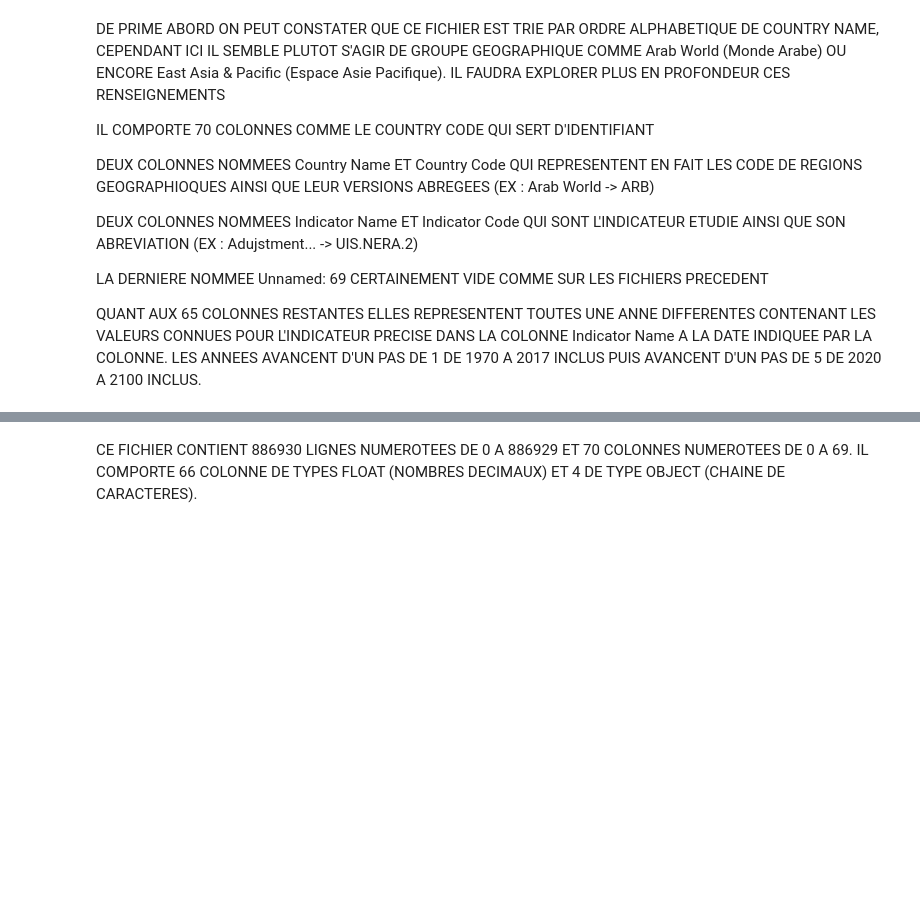
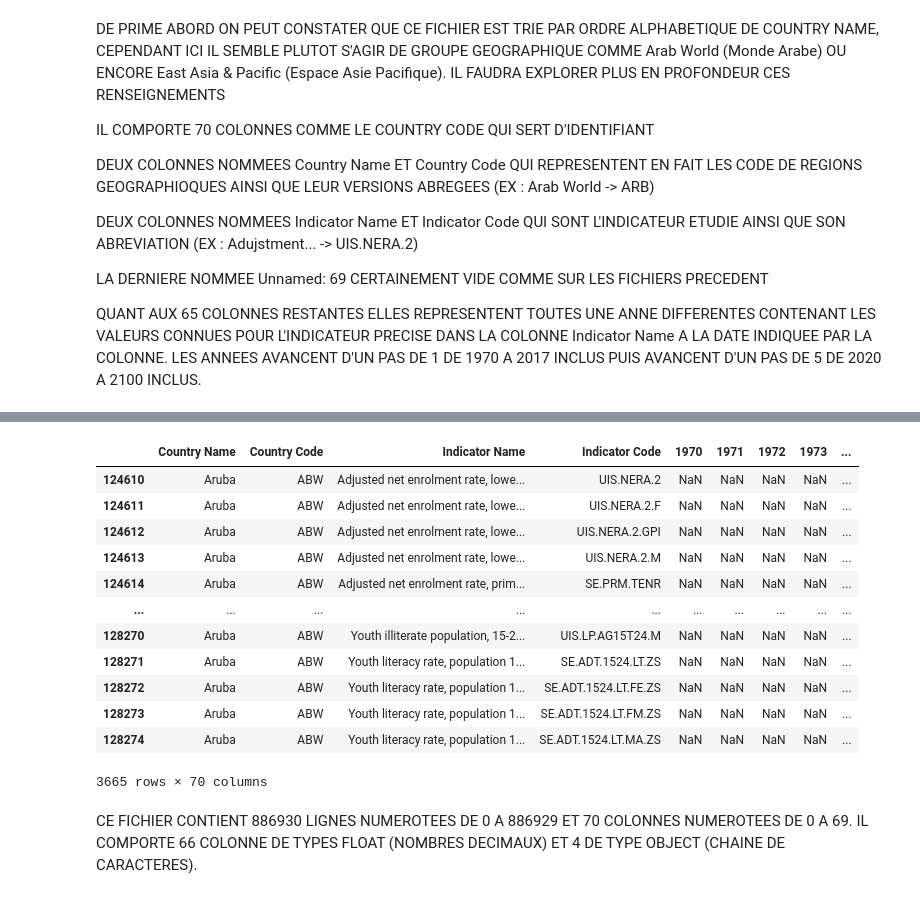
Before and after one commit to EP-portfolio/PROJET_2, a Jupyter notebook: JUPYTER.ipynb, the cells around one changed output, grey strips where cells are left out. Saved outputs shown, nothing was run; the diff lists cells and outputs as text; code cells hidden in the pictures; blank space fills up the shorter version.

```diff
--- a/JUPYTER.ipynb
+++ b/JUPYTER.ipynb
@@ -69,7 +161,7 @@ ON CONSTATE QUE LA COLONNE N° 3 (Unnamed: 3) EST ENTIEREMENT VIDE, EN EFFET ELL
 # ***<u>PASSONS AU PROCHAIN FICHIER NOMME EdStatsData</u>***
 # %%
 # definition du path
-path=r'C:\Users\lenovo\Desktop\OpenClassrooms\PROJET OC\PROJET 2\RESSOURCES\Projet+Python_Dataset_Edstats_csv\EdStatsData.csv'
+path=r'C:\Users\lenovo\Desktop\OpenClassrooms\PROJET_OC\PROJET_2\RESSOURCES\Projet+Python_Dataset_Edstats_csv\EdStatsData.csv'
 # %%
 # CREATION DU DATAFRAME CORRESPONDANT
 Fichier_Data = pd.read_csv(path)
@@ -94,3 +209,19 @@ Fichier_Data.info()
+# %%
+Fichier_Data.loc[Fichier_Data['Country Code']=='ABW']
+# %% [output]
+|  | Country Name | Country Code | Indicator Name | Indicator Code | 1970 | 1971 | 1972 | 1973 | ... |
+| 124610 | Aruba | ABW | Adjusted net enrolment rate, lowe... | UIS.NERA.2 | NaN | NaN | NaN | NaN | ... |
+| 124611 | Aruba | ABW | Adjusted net enrolment rate, lowe... | UIS.NERA.2.F | NaN | NaN | NaN | NaN | ... |
+| 124612 | Aruba | ABW | Adjusted net enrolment rate, lowe... | UIS.NERA.2.GPI | NaN | NaN | NaN | NaN | ... |
+| 124613 | Aruba | ABW | Adjusted net enrolment rate, lowe... | UIS.NERA.2.M | NaN | NaN | NaN | NaN | ... |
+| 124614 | Aruba | ABW | Adjusted net enrolment rate, prim... | SE.PRM.TENR | NaN | NaN | NaN | NaN | ... |
+| ... | ... | ... | ... | ... | ... | ... | ... | ... | ... |
+| 128270 | Aruba | ABW | Youth illiterate population, 15-2... | UIS.LP.AG15T24.M | NaN | NaN | NaN | NaN | ... |
+| 128271 | Aruba | ABW | Youth literacy rate, population 1... | SE.ADT.1524.LT.ZS | NaN | NaN | NaN | NaN | ... |
+| 128272 | Aruba | ABW | Youth literacy rate, population 1... | SE.ADT.1524.LT.FE.ZS | NaN | NaN | NaN | NaN | ... |
+| 128273 | Aruba | ABW | Youth literacy rate, population 1... | SE.ADT.1524.LT.FM.ZS | NaN | NaN | NaN | NaN | ... |
+| 128274 | Aruba | ABW | Youth literacy rate, population 1... | SE.ADT.1524.LT.MA.ZS | NaN | NaN | NaN | NaN | ... |
+3665 rows × 70 columns
 # %% [markdown]
 
 CE FICHIER CONTIENT  886930 LIGNES NUMEROTEES DE 0 A 886929 ET 70 COLONNES NUMEROTEES DE 0 A 69. IL COMPORTE 66 COLONNE DE TYPES FLOAT (NOMBRES DECIMAUX) ET 4 DE TYPE OBJECT (CHAINE DE CARACTERES).
```
Also changed, not shown: parts of 25 cells of this notebook.
